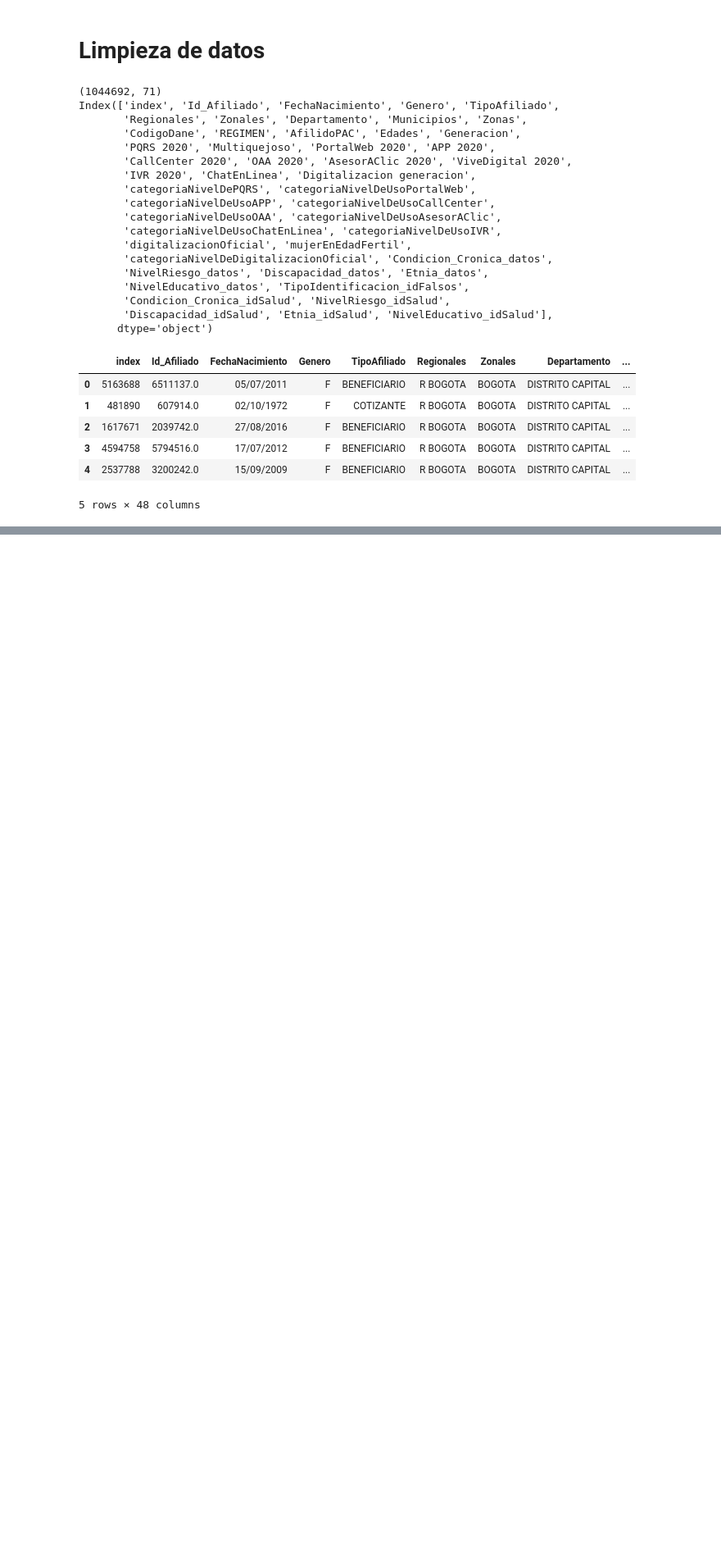
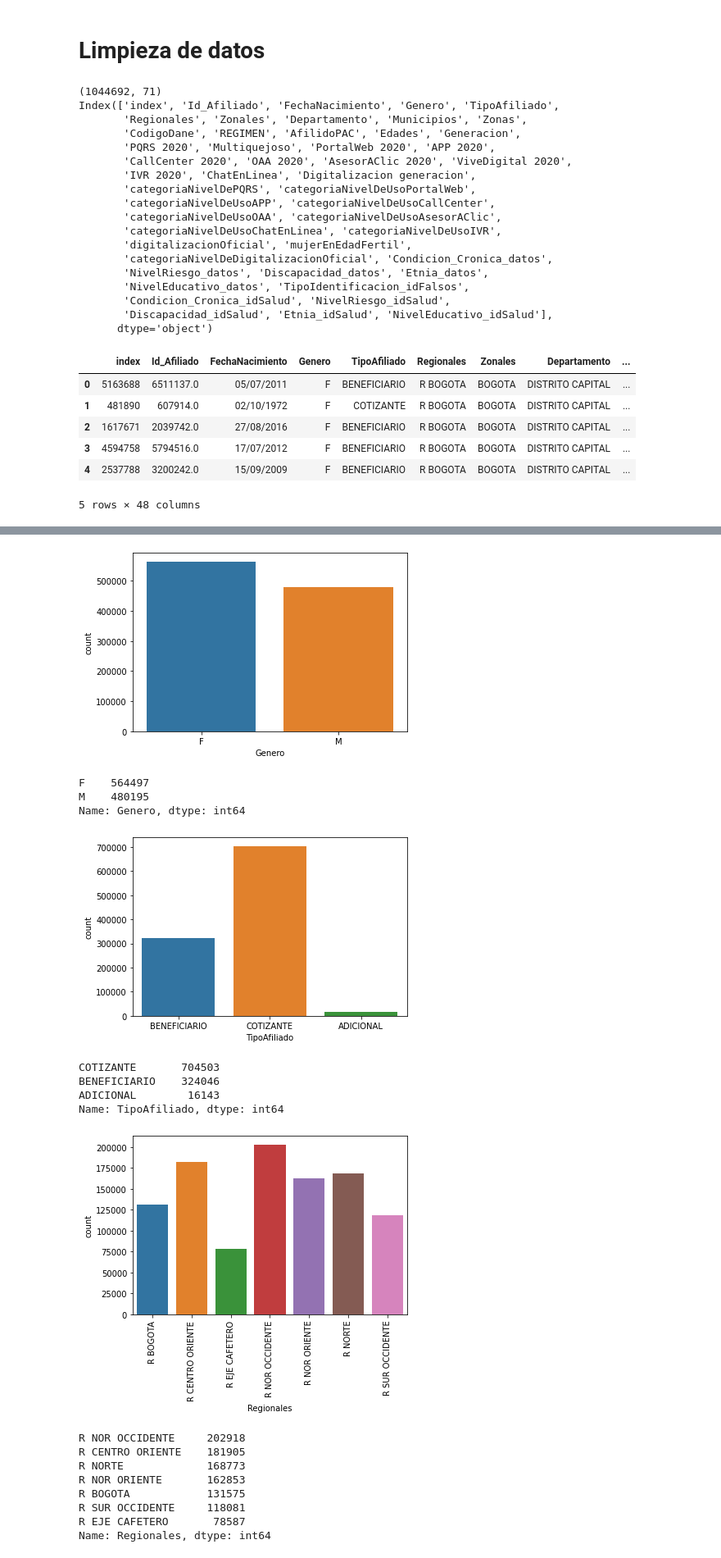
Before and after one commit to cdgonzalezr1/proyecto_aprendizaje_no_supervisado, a Jupyter notebook: proyecto_arquetipos.ipynb, the cells around one changed output, grey strips where cells are left out. Shown: that part at 82% size. Saved outputs shown, nothing was run; the diff lists cells and outputs as text; code cells hidden in the pictures; blank space fills up the shorter version.

```diff
--- a/proyecto_arquetipos.ipynb
+++ b/proyecto_arquetipos.ipynb
@@ -70,0 +73,69 @@ Index(['index', 'Id_Afiliado', 'FechaNacimiento', 'Genero', 'TipoAfiliado',
+# %%
+# barplot of Genero
+import seaborn as sns
+import matplotlib.pyplot as plt
+
+sns.countplot(x='Genero', data=df)
+plt.show()
+print(df['Genero'].value_counts())
+
+
+# barplot of TipoAfiliado
+sns.countplot(x='TipoAfiliado', data=df)
+plt.show()
+print(df['TipoAfiliado'].value_counts())
+
+# barplot of Regionales
+sns.countplot(x='Regionales', data=df)
+plt.xticks(rotation=90)
+plt.show()
+print(df['Regionales'].value_counts())
+
+# barplot of Zonas
+sns.countplot(x='Zonas', data=df)
+plt.xticks(rotation=90)
+plt.show()
+print(df['Zonas'].value_counts())
+
+# barplot of AfilidoPAC
+sns.countplot(x='AfilidoPAC', data=df)
+plt.xticks(rotation=90)
+plt.show()
+print(df['AfilidoPAC'].value_counts())
+
+# barplot of Generacion
+sns.countplot(x='Generacion', data=df)
+plt.xticks(rotation=90)
+plt.show()
+print(df['Generacion'].value_counts())
+
+# barplot of Condicion_Cronica_datos
+sns.countplot(x='Condicion_Cronica_datos', data=df)
+plt.xticks(rotation=90)
+plt.show()
+print(df['Condicion_Cronica_datos'].value_counts())
+
+# barplot of NivelRiesgo_datos
+sns.countplot(x='NivelRiesgo_datos', data=df)
+plt.xticks(rotation=90)
+plt.show()
+print(df['NivelRiesgo_datos'].value_counts())
+# %% [output]
+[figure, added]
+F    564497
+M    480195
+Name: Genero, dtype: int64
+[figure, added]
+COTIZANTE       704503
+BENEFICIARIO    324046
+ADICIONAL        16143
+Name: TipoAfiliado, dtype: int64
+[figure, added]
+R NOR OCCIDENTE     202918
+R CENTRO ORIENTE    181905
+R NORTE             168773
+R NOR ORIENTE       162853
+R BOGOTA            131575
+R SUR OCCIDENTE     118081
+R EJE CAFETERO       78587
+Name: Regionales, dtype: int64
```
Also changed, not shown: parts of 2 cells of this notebook.
